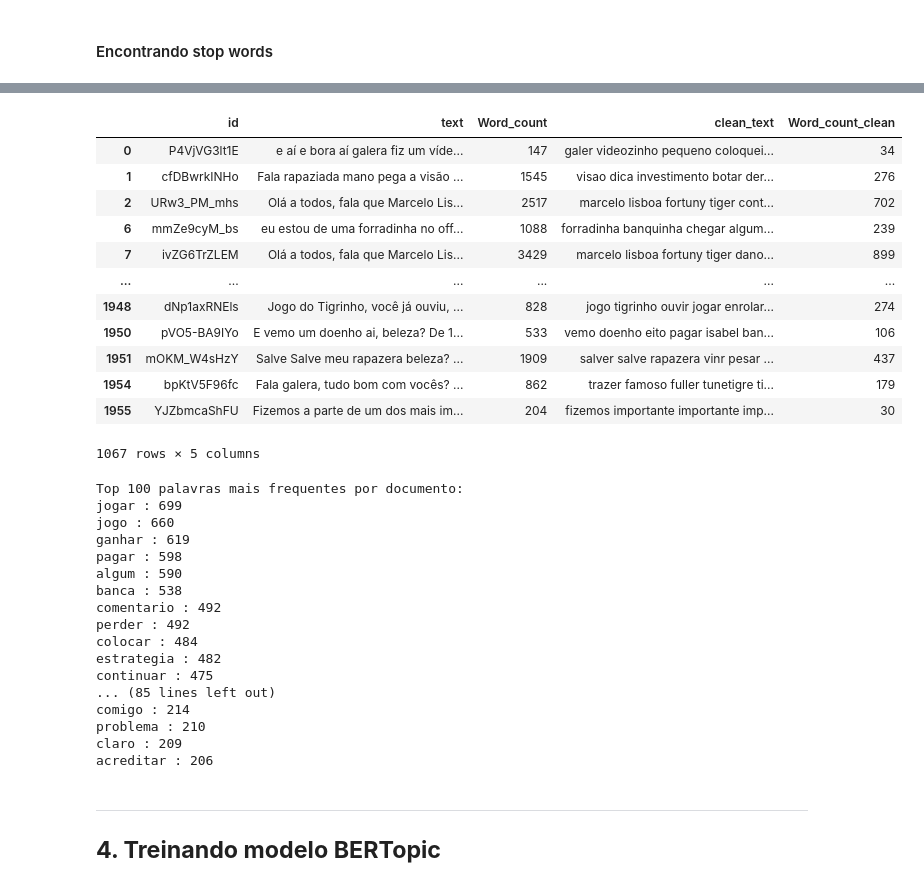
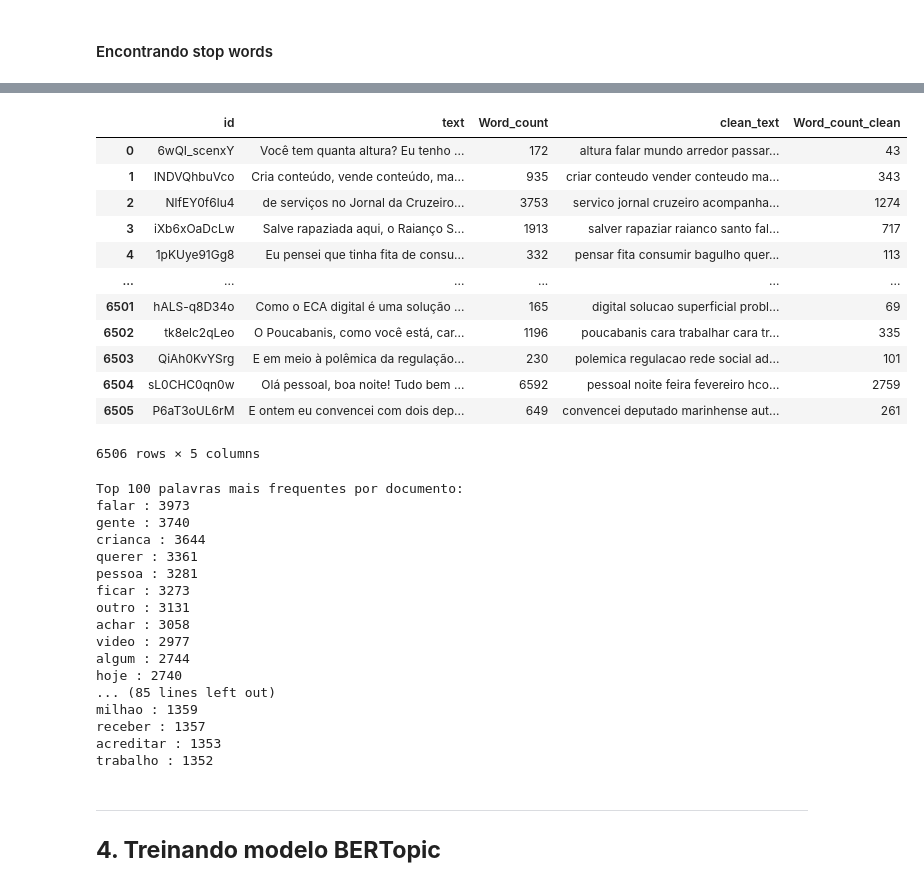
Before and after one commit to estermariaa/lei_felca, a Jupyter notebook: notebooks/24_transcription_topic_modeling.ipynb, the cells around one changed output, grey strips where cells are left out. Cells and saved outputs as stored; diff of their text form; code cells hidden in the pictures.

```diff
--- a/notebooks/24_transcription_topic_modeling.ipynb
+++ b/notebooks/24_transcription_topic_modeling.ipynb
@@ -6,8 +6,9 @@ ___
 # %%
 import os
 import pandas as pd
+os.environ['HF_HOME'] = './cache_huggingface'
 
-DIR_TRANSCRIPTIONS = '../../transcriptions'
+DIR_TRANSCRIPTIONS = '../transcriptions'
 
 data = []
 
@@ -210,19 +220,22 @@ def preprocess_text_pipeline(#input_csv_path='./data/dataFrame.csv',
 [nltk_data]   Package stopwords is already up-to-date!
 # %%
-df_clean = preprocess_text_pipeline(df=df, text_column='text')
+'''df_clean = preprocess_text_pipeline(df=df, text_column='text')
 df_clean["Word_count_clean"] = df_clean["clean_text"].apply(lambda x: len(x.split()))
 display(df_clean)
+'''
+df_clean = pd.read_csv("../data/df_clean_text.csv")
+display(df_clean)
 # %% [output]
 |  | id | text | Word_count | clean_text | Word_count_clean |
-| 0 | P4VjVG3lt1E | e aí e bora aí galera fiz um víde... | 147 | galer videozinho pequeno coloquei... | 34 |
-| 1 | cfDBwrkINHo | Fala rapaziada mano pega a visão ... | 1545 | visao dica investimento botar der... | 276 |
-| 2 | URw3_PM_mhs | Olá a todos, fala que Marcelo Lis... | 2517 | marcelo lisboa fortuny tiger cont... | 702 |
-| 6 | mmZe9cyM_bs | eu estou de uma forradinha no off... | 1088 | forradinha banquinha chegar algum... | 239 |
-| 7 | ivZG6TrZLEM | Olá a todos, fala que Marcelo Lis... | 3429 | marcelo lisboa fortuny tiger dano... | 899 |
+| 0 | 6wQI_scenxY | Você tem quanta altura? Eu tenho ... | 172 | altura falar mundo arredor passar... | 43 |
+| 1 | INDVQhbuVco | Cria conteúdo, vende conteúdo, ma... | 935 | criar conteudo vender conteudo ma... | 343 |
+| 2 | NlfEY0f6lu4 | de serviços no Jornal da Cruzeiro... | 3753 | servico jornal cruzeiro acompanha... | 1274 |
+| 3 | iXb6xOaDcLw | Salve rapaziada aqui, o Raianço S... | 1913 | salver rapaziar raianco santo fal... | 717 |
+| 4 | 1pKUye91Gg8 | Eu pensei que tinha fita de consu... | 332 | pensar fita consumir bagulho quer... | 113 |
 | ... | ... | ... | ... | ... | ... |
-| 1948 | dNp1axRNEls | Jogo do Tigrinho, você já ouviu, ... | 828 | jogo tigrinho ouvir jogar enrolar... | 274 |
-| 1950 | pVO5-BA9IYo | E vemo um doenho ai, beleza? De 1... | 533 | vemo doenho eito pagar isabel ban... | 106 |
-| 1951 | mOKM_W4sHzY | Salve Salve meu rapazera beleza? ... | 1909 | salver salve rapazera vinr pesar ... | 437 |
-| 1954 | bpKtV5F96fc | Fala galera, tudo bom com vocês? ... | 862 | trazer famoso fuller tunetigre ti... | 179 |
-| 1955 | YJZbmcaShFU | Fizemos a parte de um dos mais im... | 204 | fizemos importante importante imp... | 30 |
+| 6501 | hALS-q8D34o | Como o ECA digital é uma solução ... | 165 | digital solucao superficial probl... | 69 |
+| 6502 | tk8elc2qLeo | O Poucabanis, como você está, car... | 1196 | poucabanis cara trabalhar cara tr... | 335 |
+| 6503 | QiAh0KvYSrg | E em meio à polêmica da regulação... | 230 | polemica regulacao rede social ad... | 101 |
+| 6504 | sL0CHC0qn0w | Olá pessoal, boa noite! Tudo bem ... | 6592 | pessoal noite feira fevereiro hco... | 2759 |
+| 6505 | P6aT3oUL6rM | E ontem eu convencei com dois dep... | 649 | convencei deputado marinhense aut... | 261 |
-1067 rows × 5 columns
+6506 rows × 5 columns
@@ -229,17 +244,18 @@ display(df_clean)
 # %%
 from collections import Counter
 
-all_text = " ".join(df_clean['clean_text'])
+# O dropna() remove os nulos e o astype(str) garante que tudo seja texto
+all_text = " ".join(df_clean['clean_text'].dropna().astype(str))
 all_words = [word for word in all_text.split() if word]
 
 vocab = set(all_words)
 
 
 freq = {}
-for text in df['clean_text']:
+for text in df_clean['clean_text'].dropna().astype(str):
     words = set(text.split())
     for word in words:
-        freq[word] = freq.get(word,0)+1
+        freq[word] = freq.get(word, 0) + 1
 
 freq = sorted(freq.items(), key = lambda item : item[1], reverse = True)
 
@@ -251,19 +267,19 @@ for word,freq in freq:
     i+=1
 # %% [output]
 Top 100 palavras mais frequentes por documento:
-jogar : 699
-jogo : 660
-ganhar : 619
-pagar : 598
-algum : 590
-banca : 538
-comentario : 492
-perder : 492
-colocar : 484
-estrategia : 482
-continuar : 475
+falar : 3973
+gente : 3740
+crianca : 3644
+querer : 3361
+pessoa : 3281
+ficar : 3273
+outro : 3131
+achar : 3058
+video : 2977
+algum : 2744
+hoje : 2740
 ... (85 lines left out)
-comigo : 214
-problema : 210
-claro : 209
-acreditar : 206
+milhao : 1359
+receber : 1357
+acreditar : 1353
+trabalho : 1352
```
Also changed, not shown: parts of 16 cells of this notebook, 27 other files.
